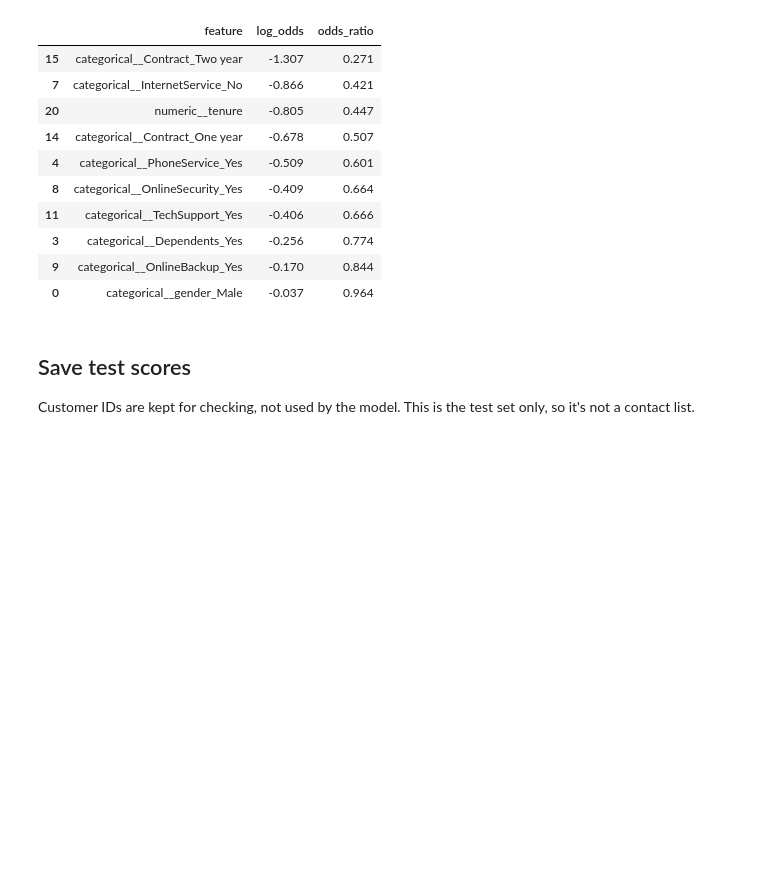
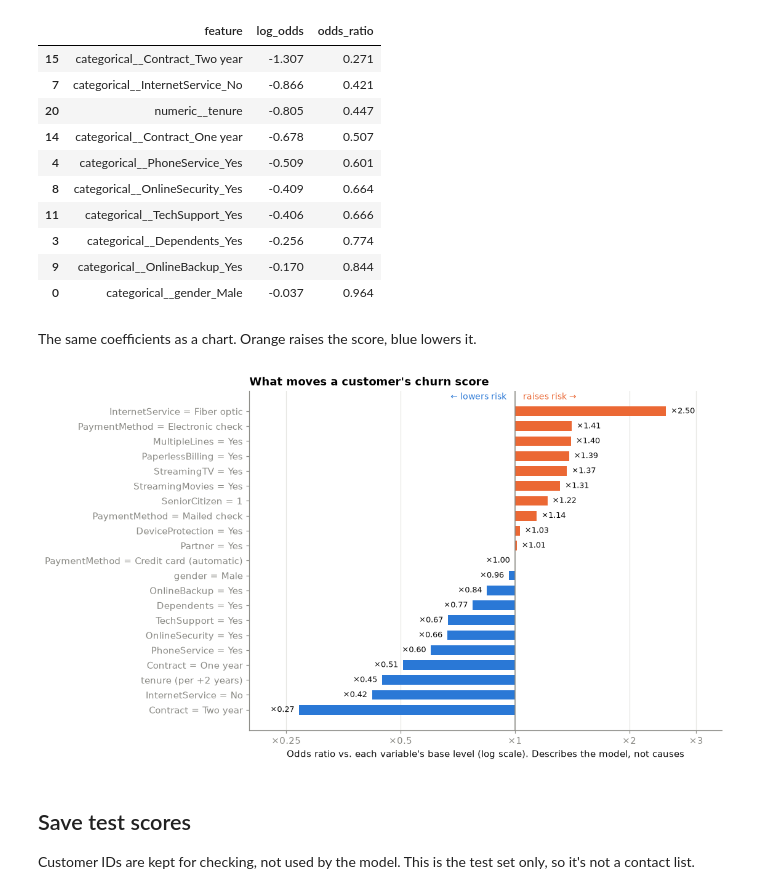
Before and after one commit to Srijana-gits/churn-intelligence, a Jupyter notebook: notebooks/04_evaluation.ipynb, the cells around one changed output. Drawn from its saved outputs; the diff is of its cells as text; code cells hidden in the pictures; blank space fills up the shorter version.

```diff
--- a/notebooks/04_evaluation.ipynb
+++ b/notebooks/04_evaluation.ipynb
@@ -211,6 +311,45 @@ Largest negative coefficients
 | 3 | categorical__Dependents_Yes | -0.256 | 0.774 |
 | 9 | categorical__OnlineBackup_Yes | -0.170 | 0.844 |
 | 0 | categorical__gender_Male | -0.037 | 0.964 |
+# %% [markdown]
+The same coefficients as a chart. Orange raises the score, blue lowers it.
+# %%
+# tenure is standardised, so its odds ratio is per one standard deviation.
+tenure_sd_years = model.named_steps["prep"].named_transformers_["numeric"].scale_[0] / 12
+
+def readable(feature):
+    name = feature.split("__", 1)[1]
+    if name == "tenure":
+        return f"tenure (per +{tenure_sd_years:.0f} years)"
+    column, level = name.rsplit("_", 1)
+    return f"{column} = {level}"
+
+drivers = effects.assign(label=effects["feature"].map(readable)).sort_values("log_odds")
+
+fig, ax = plt.subplots(figsize=(9, 6.5))
+colors = [ORANGE if value > 0 else BLUE for value in drivers["log_odds"]]
+bars = ax.barh(drivers["label"], drivers["log_odds"], color=colors, height=0.65)
+for bar, ratio in zip(bars, drivers["odds_ratio"]):
+    width = bar.get_width()
+    ax.text(width + (0.03 if width >= 0 else -0.03), bar.get_y() + bar.get_height() / 2,
+            f"×{ratio:.2f}", va="center", ha="left" if width >= 0 else "right",
+            color=INK, fontsize=8.5)
+
+ax.axvline(0, color=MUTED, linewidth=1)
+ticks = [0.25, 0.5, 1, 2, 3]
+ax.set_xticks(np.log(ticks))
+ax.set_xticklabels([f"×{t:g}" for t in ticks])
+ax.set_xlim(np.log(0.2), np.log(3.5))
+ax.text(np.log(1.05), len(drivers) - 0.2, "raises risk →", color=ORANGE, fontsize=9)
+ax.text(np.log(0.95), len(drivers) - 0.2, "← lowers risk", color=BLUE, fontsize=9, ha="right")
+
+ax.set_title("What moves a customer's churn score")
+ax.set_xlabel("Odds ratio vs. each variable's base level (log scale). Describes the model, not causes")
+ax.grid(axis="x"); ax.set_axisbelow(True)
+save(fig, "10_score_drivers")
+plt.show()
+# %% [output]
+[figure, added]
 # %% [markdown]
 ## Save test scores
 
```
Also changed, not shown: parts of 5 cells of this notebook, 4 other files.
